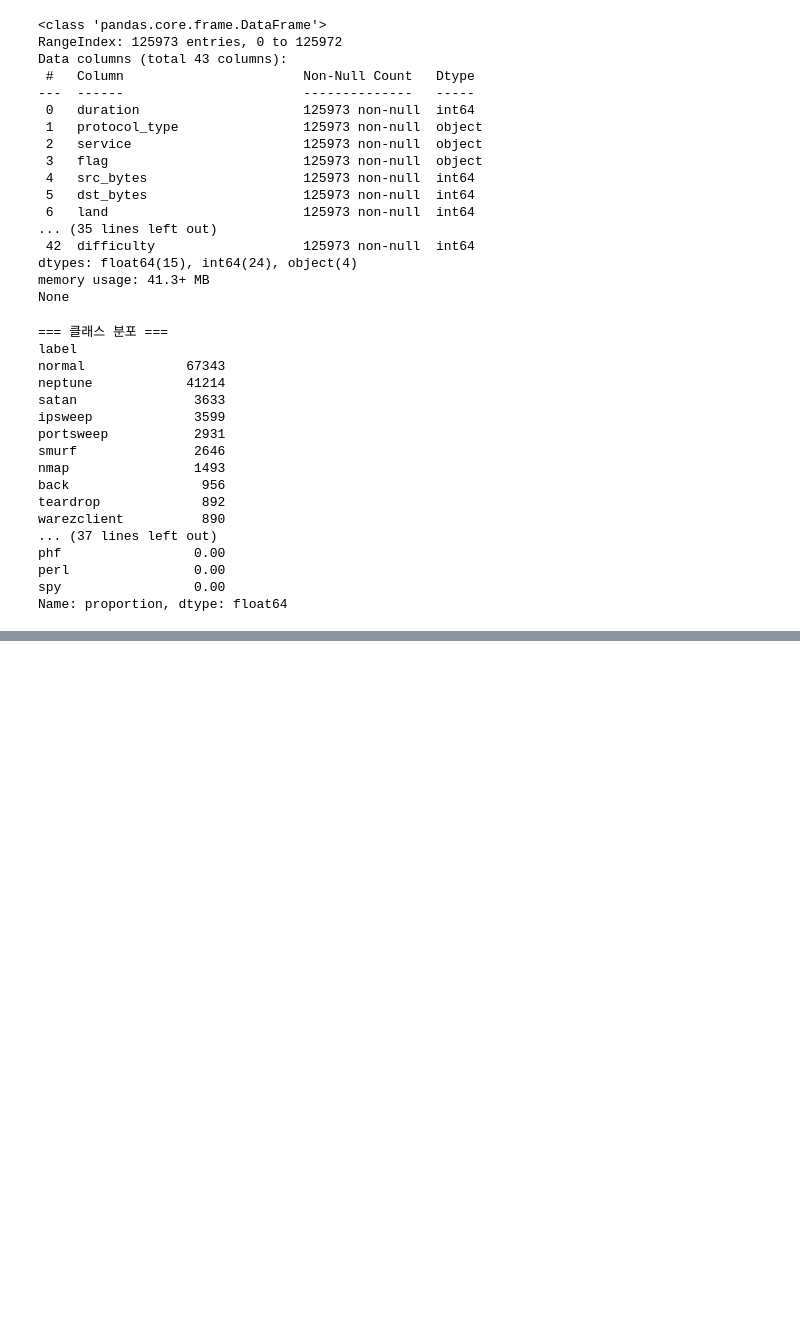
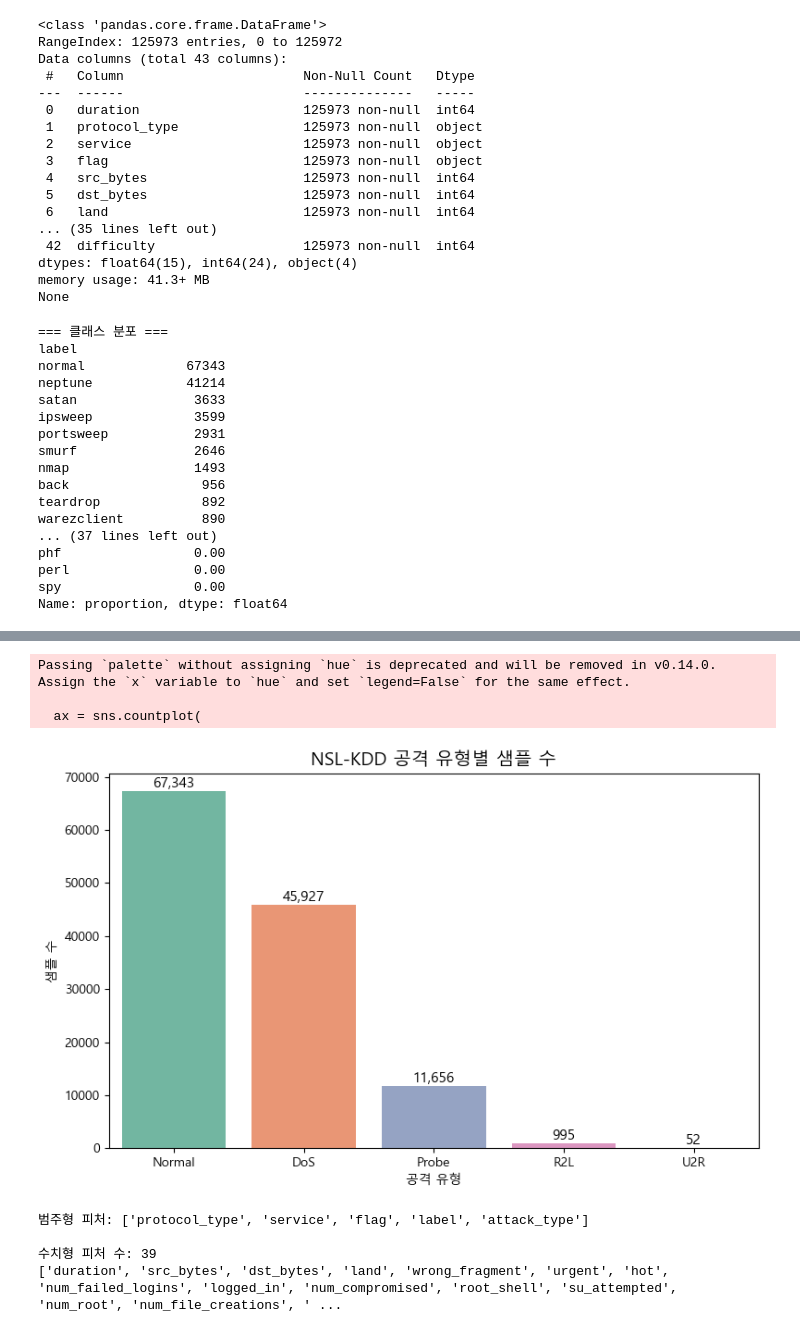
Before and after one commit to eunjin0468/ids-ml, a Jupyter notebook: 01.EDA.ipynb, the cells around one changed output, grey strips where cells are left out. Drawn from its saved outputs; the diff is of its cells as text; code cells hidden in the pictures; blank space fills up the shorter version.

```diff
--- a/01.EDA.ipynb
+++ b/01.EDA.ipynb
@@ -93,3 +92,23 @@ phf                 0.00
 perl                0.00
 spy                 0.00
 Name: proportion, dtype: float64
+# %%
+# 4. 레이블 매핑
+# 공격 유형 → 5개 카테고리 매핑
+attack_map = {
+    'normal': 'Normal',
+    'neptune': 'DoS', 'back': 'DoS', 'land': 'DoS', 'pod': 'DoS',
+    'smurf': 'DoS', 'teardrop': 'DoS',
+    'ipsweep': 'Probe', 'nmap': 'Probe', 'portsweep': 'Probe', 'satan': 'Probe',
+    'ftp_write': 'R2L', 'guess_passwd': 'R2L', 'imap': 'R2L', 'multihop': 'R2L',
+    'phf': 'R2L', 'spy': 'R2L', 'warezclient': 'R2L', 'warezmaster': 'R2L',
+    'buffer_overflow': 'U2R', 'loadmodule': 'U2R', 'perl': 'U2R', 'rootkit': 'U2R'
+}
+
+train_df['attack_type'] = train_df['label'].map(attack_map)
+
+print("=== 5개 카테고리 분포 ===")
+print(train_df['attack_type'].value_counts())
+print()
+print("=== 비율 (%) ===")
+print(round(train_df['attack_type'].value_counts(normalize=True) * 100, 2))
@@ -95,0 +133,40 @@ Name: proportion, dtype: float64
+# %%
+# 5. 클래스 분포 시각화
+plt.figure(figsize=(8, 5))
+ax = sns.countplot(
+    data=train_df,
+    x='attack_type',
+    order=train_df['attack_type'].value_counts().index,
+    palette='Set2'
+)
+
+# 각 막대 위에 숫자 표시
+for p in ax.patches:
+    ax.annotate(f'{int(p.get_height()):,}',
+                (p.get_x() + p.get_width() / 2., p.get_height()),
+                ha='center', va='bottom', fontsize=11)
+
+plt.title('NSL-KDD 공격 유형별 샘플 수', fontsize=14)
+plt.xlabel('공격 유형')
+plt.ylabel('샘플 수')
+plt.tight_layout()
+plt.show()
+# %% [output]
+Passing `palette` without assigning `hue` is deprecated and will be removed in v0.14.0. Assign the `x` variable to `hue` and set `legend=False` for the same effect.
+
+  ax = sns.countplot(
+[figure, added]
+# %%
+# 6. 피치 타입 분리
+categorical = train_df.select_dtypes(include='object').columns.tolist()              # 범주형
+numerical = train_df.select_dtypes(include=['int64', 'float64']).columns.tolist()    # 수치형
+
+print("범주형 피처:", categorical)
+print()
+print("수치형 피처 수:", len(numerical))
+print(numerical)
+# %% [output]
+범주형 피처: ['protocol_type', 'service', 'flag', 'label', 'attack_type']
+
+수치형 피처 수: 39
+['duration', 'src_bytes', 'dst_bytes', 'land', 'wrong_fragment', 'urgent', 'hot', 'num_failed_logins', 'logged_in', 'num_compromised', 'root_shell', 'su_attempted', 'num_root', 'num_file_creations', ' ...
```
Also changed, not shown: parts of 8 cells of this notebook.
